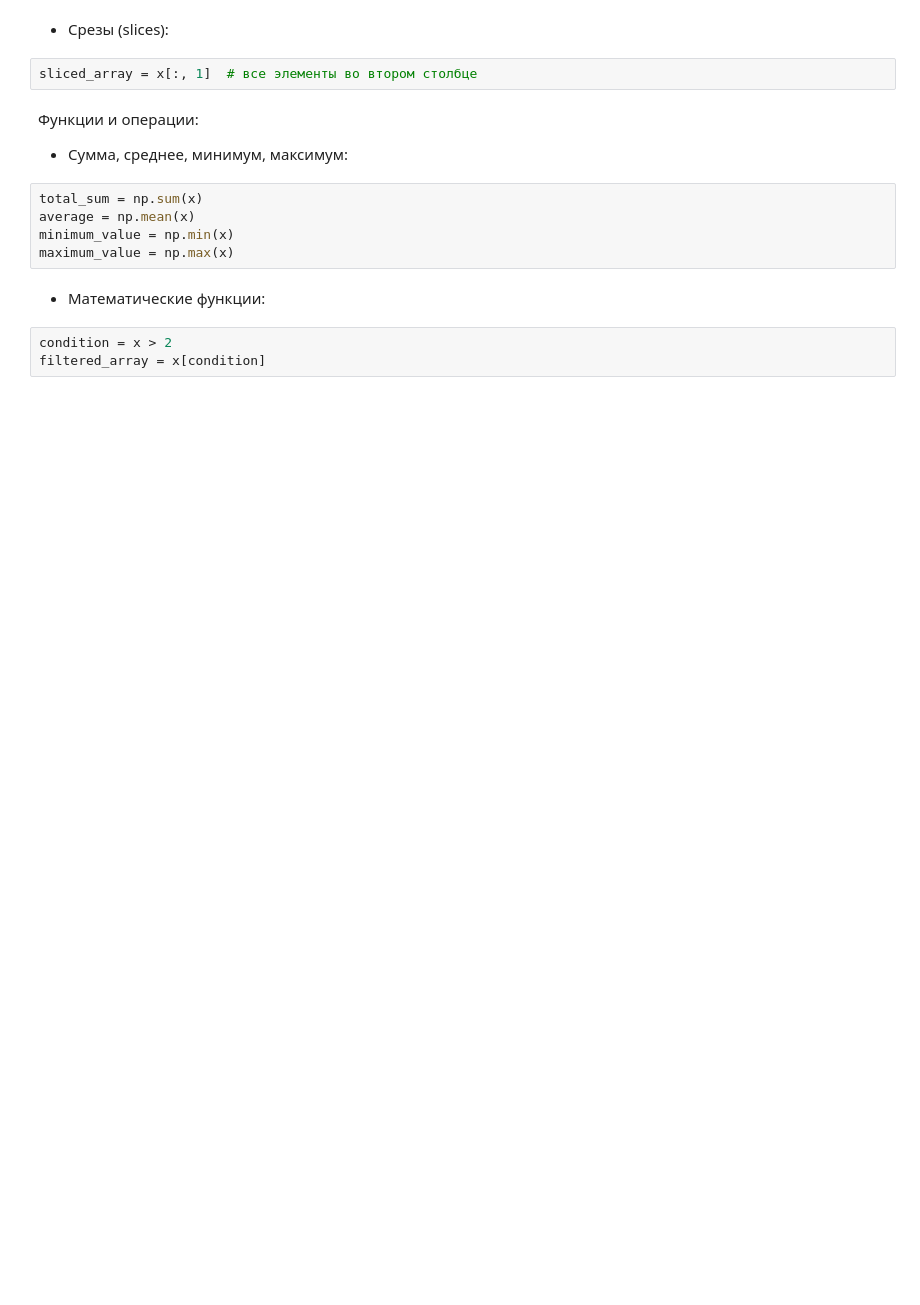
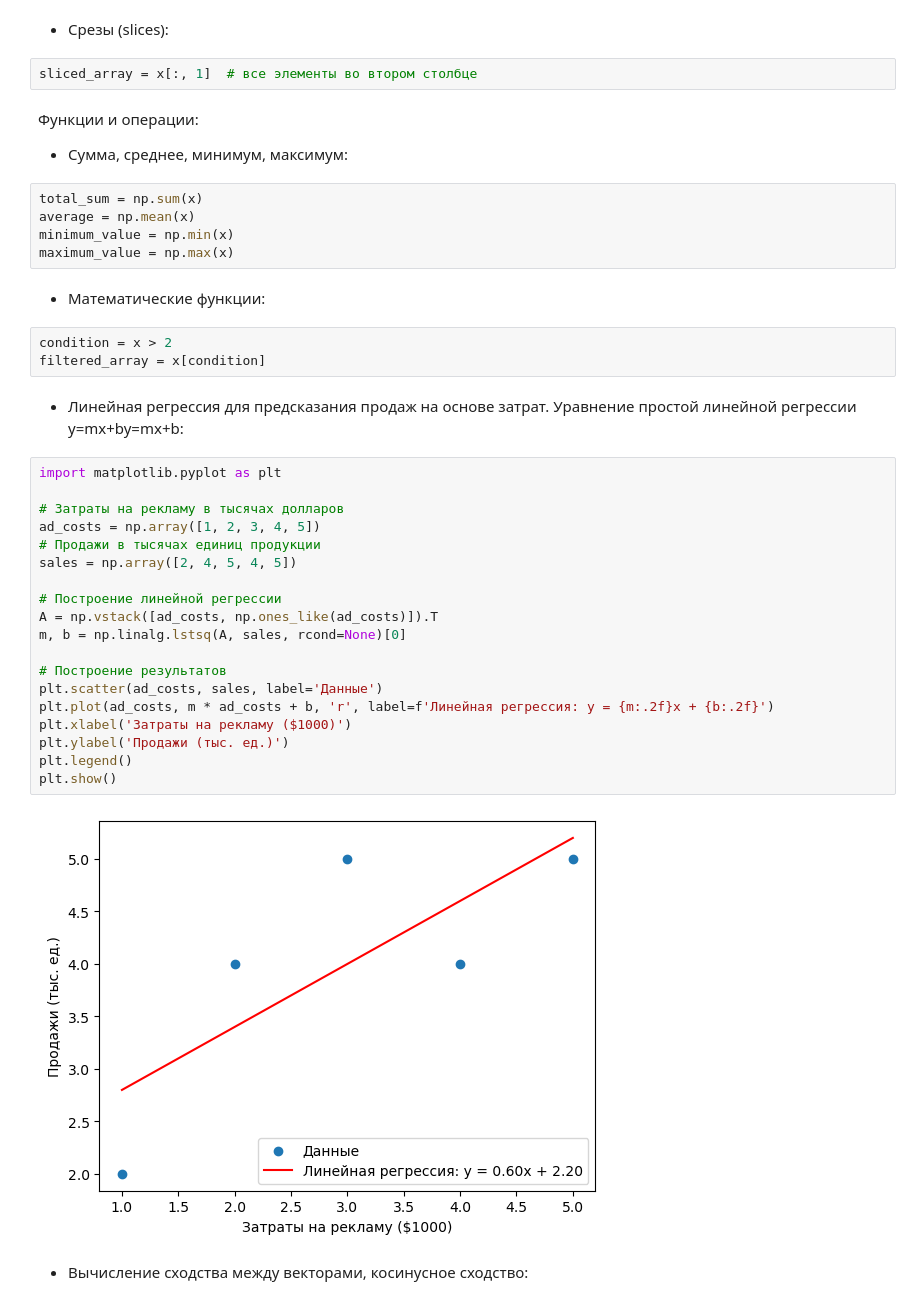
Before and after one commit to TVDAnilov/NumPy-Notes, a Jupyter notebook: NumPy.ipynb, the cells around one changed output. Cells and saved outputs as stored; diff of their text form; blank space fills up the shorter version.

```diff
--- a/NumPy.ipynb
+++ b/NumPy.ipynb
@@ -54,3 +54,29 @@ maximum_value = np.max(x)
 # %%
 condition = x > 2
 filtered_array = x[condition]
+# %% [markdown]
+* Линейная регрессия для предсказания продаж на основе затрат. Уравнение простой линейной регрессии y=mx+by=mx+b:
+# %%
+import matplotlib.pyplot as plt
+
+# Затраты на рекламу в тысячах долларов
+ad_costs = np.array([1, 2, 3, 4, 5])
+# Продажи в тысячах единиц продукции
+sales = np.array([2, 4, 5, 4, 5])
+
+# Построение линейной регрессии
+A = np.vstack([ad_costs, np.ones_like(ad_costs)]).T
+m, b = np.linalg.lstsq(A, sales, rcond=None)[0]
+
+# Построение результатов
+plt.scatter(ad_costs, sales, label='Данные')
+plt.plot(ad_costs, m * ad_costs + b, 'r', label=f'Линейная регрессия: y = {m:.2f}x + {b:.2f}')
+plt.xlabel('Затраты на рекламу ($1000)')
+plt.ylabel('Продажи (тыс. ед.)')
+plt.legend()
+plt.show()
+# %% [output]
+[figure, added]
+# %% [markdown]
+* Вычисление сходства между векторами,
+    косинусное сходство:
```
Also changed, not shown: parts of 1 cell of this notebook.
